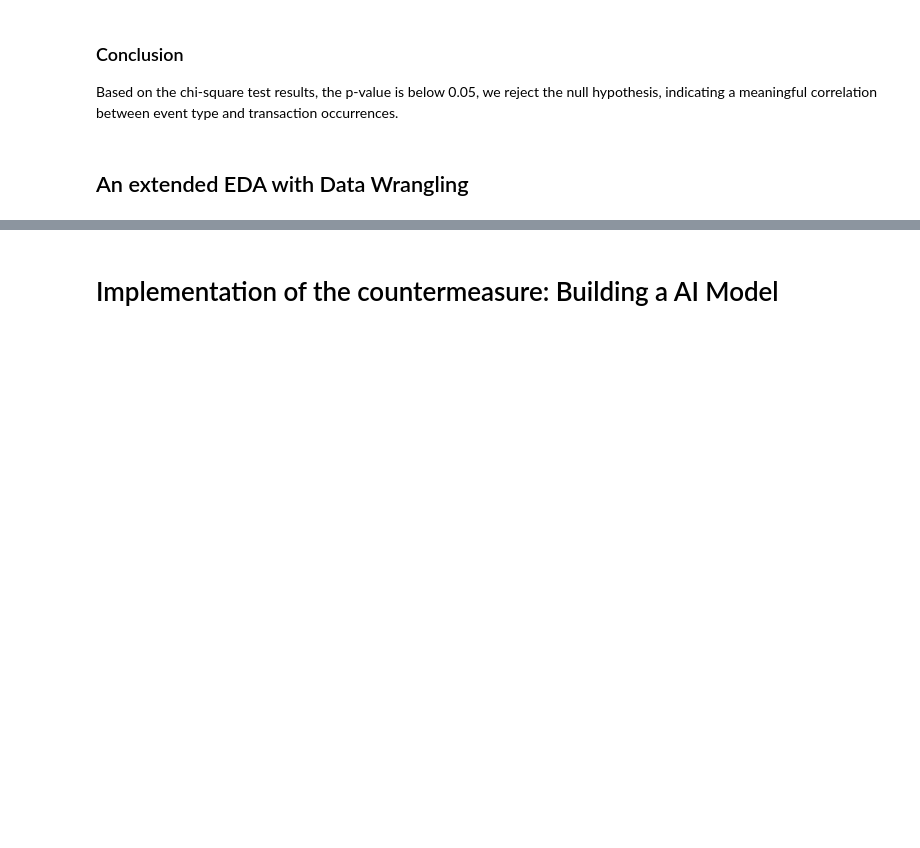
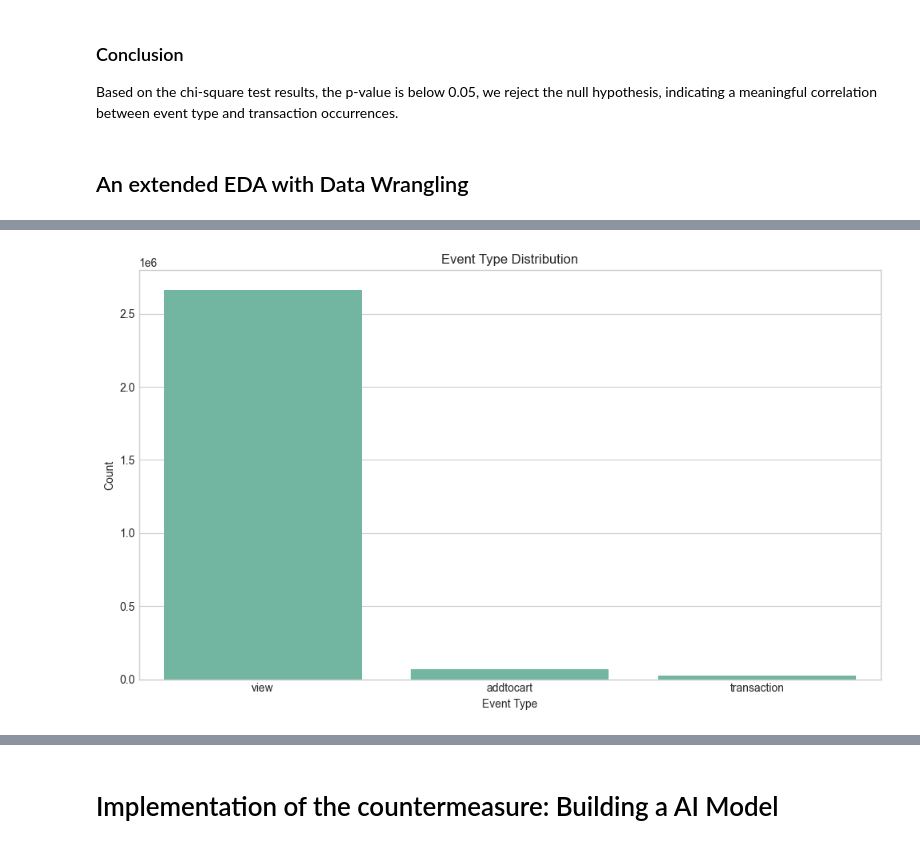
Before and after one commit to MariethPerez/ecommerce-recomendation, a Jupyter notebook: EDA_ecommerce copy.ipynb, the cells around one changed output, grey strips where cells are left out. Drawn from its saved outputs; the diff is of its cells as text; code cells hidden in the pictures; blank space fills up the shorter version.

```diff
--- a/EDA_ecommerce copy.ipynb
+++ b/EDA_ecommerce copy.ipynb
@@ -447,0 +228,17 @@ Based on the daily event count results, I can see that user activity fluctuates
+# %%
+# Data transformation
+print("\nData Transformation:")
+# Convert timestamp to datetime
+df['timestamp_dt'] = pd.to_datetime(df['timestamp'], unit='ms')
+print("   * Timestamp conversion completed")
+
+# Extract time features
+df['date'] = df['timestamp_dt'].dt.date
+df['hour'] = df['timestamp_dt'].dt.hour
+df['dayofweek'] = df['timestamp_dt'].dt.dayofweek
+df['month'] = df['timestamp_dt'].dt.month
+print("   * Time features extraction completed")
+
+# Mark transactions
+df['converted'] = df['transactionid'].notna().astype(int)
+print("   * Transaction marking completed")
@@ -447,0 +275,50 @@ Based on the daily event count results, I can see that user activity fluctuates
+# %%
+# ------------ EDA for CTR Improvement ------------
+
+# 1. Event Type Distribution
+print("\nEvent Type Distribution:")
+event_counts = df['event'].value_counts()
+print(event_counts)
+
+plt.figure(figsize=(10, 6))
+sns.countplot(x='event', data=df)
+plt.title('Event Type Distribution')
+plt.xlabel('Event Type')
+plt.ylabel('Count')
+plt.tight_layout()
+plt.savefig('event_distribution.png')
+
+#  Popular Items Analysis
+popular_items = df['itemid'].value_counts().head(20)
+print("\nTop 20 Popular Items:")
+print(popular_items)
+
+#  Item CTR Analysis
+# item_metrics = df.groupby('itemid').agg({
+#     'is_impression': 'sum',
+#     'is_click': 'sum'
+# })
+# item_metrics['ctr'] = item_metrics['is_click'] / item_metrics['is_impression'] * 100
+# item_metrics['ctr'] = item_metrics['ctr'].replace([np.inf, -np.inf], np.nan).fillna(0)
+
+# # Filter items with minimum impressions
+# min_impressions = 10
+# valid_items = item_metrics[item_metrics['is_impression'] >= min_impressions]
+
+# print(f"\nItem CTR Statistics (items with ≥{min_impressions} impressions):")
+# print(valid_items['ctr'].describe())
+
+# # Find high-CTR items
+# high_ctr_items = valid_items.nlargest(10, 'ctr')
+# print("\nTop 10 Items by CTR:")
+# print("hight ctr items:",high_ctr_items)
+
+# plt.figure(figsize=(12, 6))
+# sns.scatterplot(x='is_impression', y='ctr', data=valid_items)
+# plt.title('Item CTR vs Impressions')
+# plt.xlabel('Number of Impressions')
+# plt.ylabel('CTR (%)')
+# plt.xscale('log')
+# plt.tight_layout()
+# plt.savefig('item_ctr_scatter.png')
+# %% [output]
@@ -447,0 +342 @@ Based on the daily event count results, I can see that user activity fluctuates
+[figure, added]
```
Also changed, not shown: parts of 13 cells of this notebook.
